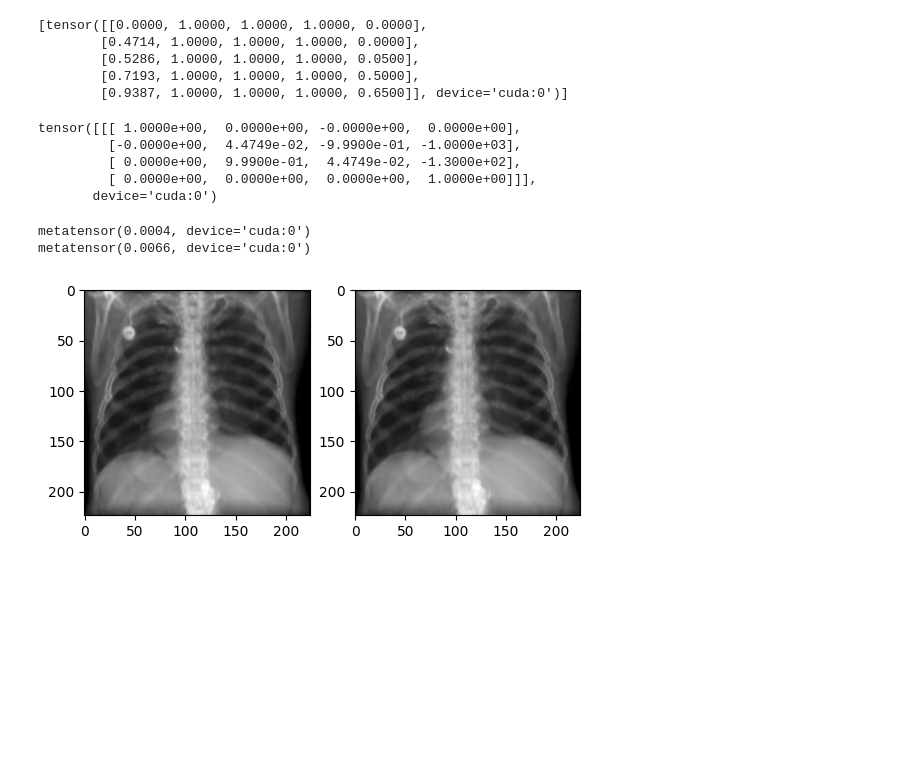
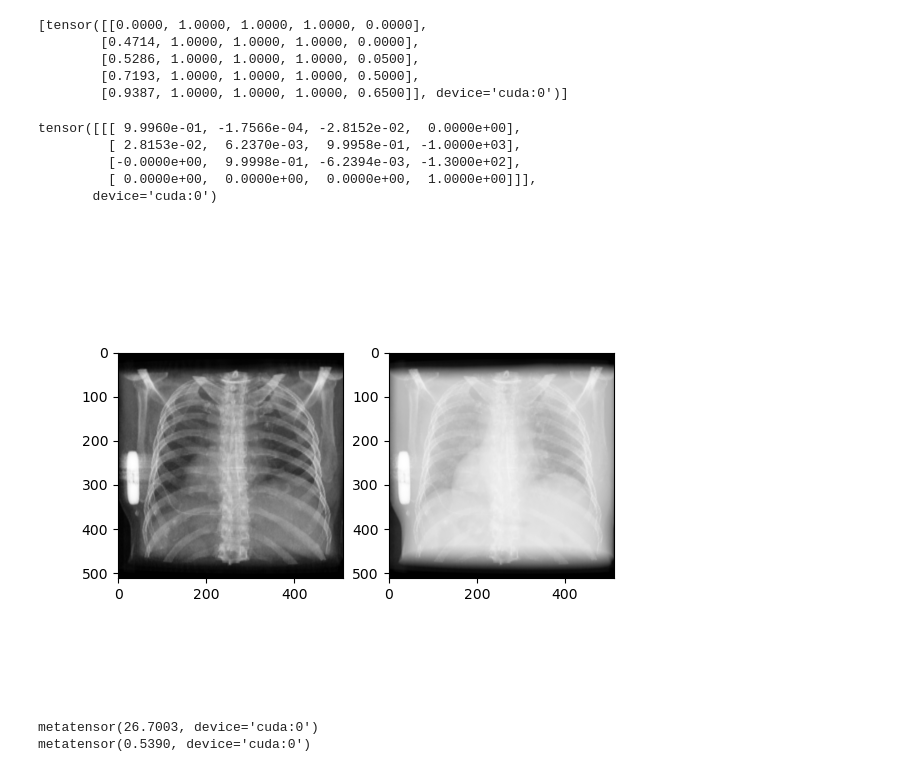
Before and after one commit to pcarnah/torchvtk, a Jupyter notebook: torchvtk.ipynb, the cells around one changed output. Cells and saved outputs as stored; diff of their text form; code cells hidden in the pictures; blank space fills up the shorter version.

```diff
--- a/torchvtk.ipynb
+++ b/torchvtk.ipynb
@@ -182,7 +186,7 @@ m = R.raycast.get_vtk_view_mat((0., -1000, -130.),
                                 center[:3],
                                 (0.0, 0.0, 1.), device='cuda').unsqueeze(0)
 print(m)
-rend = R.VolumeRaycaster(ray_samples=256, use_beer_lambert=True).cuda()
+rend = R.VolumeRaycaster(ray_samples=256, resolution=512, use_beer_lambert=True).cuda()
 rend_vtk = R.VolumeRaycaster(ray_samples=256, use_beer_lambert=False).cuda()
 
 
@@ -191,9 +195,9 @@ v[3,:] = torchpwl.calibrate1d(vol.ravel().unsqueeze(0).T.cuda(), tf[0][:,0].unsq
 v = v.reshape(1,4,*vol.size()[2:])
 # v = interp1d(tf[0][:,0].unsqueeze(0), tf[0][:,1:].T, vol.ravel().expand(4,-1).cuda()).reshape(1,4,*vol.size()[2:])
 # %% [output]
-tensor([[[ 1.0000e+00,  0.0000e+00, -0.0000e+00,  0.0000e+00],
-         [-0.0000e+00,  4.4749e-02, -9.9900e-01, -1.0000e+03],
-         [ 0.0000e+00,  9.9900e-01,  4.4749e-02, -1.3000e+02],
+tensor([[[ 9.9960e-01, -1.7566e-04, -2.8152e-02,  0.0000e+00],
+         [ 2.8153e-02,  6.2370e-03,  9.9958e-01, -1.0000e+03],
+         [-0.0000e+00,  9.9998e-01, -6.2394e-03, -1.3000e+02],
          [ 0.0000e+00,  0.0000e+00,  0.0000e+00,  1.0000e+00]]],
        device='cuda:0')
 # %%
@@ -214,25 +218,37 @@ yp = tf[0][:,-1]
 # %%
 a = piecewise_linear(vol.cuda(), xp, yp)
 v = torch.cat([torch.ones_like(a), a], dim=1)
 out2 = rend(a, view_mat=m.cuda(), ras2ijk=ras2ijk)
 
 xp3 = torch.linspace(0,1,64).cuda()
 yp3 = piecewise_linear(xp3, xp, yp)
 a = piecewise_linear(vol.cuda(), xp3, yp3)
 v = torch.cat([torch.ones_like(a), a], dim=1)
-out3 = rend(a, view_mat=m.cuda(), ras2ijk=ras2ijk)
+
+hu = vol.cuda() * (3024 - (-3024)) + (-3024)
+
+# mu = torch.clamp(0.01 * (1.0 + hu / 1000.0), min=0.0)
+mu = torch.where(
+        hu > 700,
+        0.2 * (1.0 + hu / 1000.0),
+        0.08 * (1.0 + hu / 1000.0)   # Keep original for soft tissue
+    )
+mu = torch.clamp(mu, min=0.0)
+
+out3 = rend(mu, view_mat=m.cuda(), ras2ijk=ras2ijk)
 
 fig, ax = plt.subplots(1,2)
 # ax[0].imshow(out[0].permute([1,2,0]).cpu().detach().numpy(), cmap='grey')
 ax[0].imshow(out2[0].permute([1,2,0]).cpu().detach().numpy(), cmap='grey')
 ax[1].imshow(out3[0].permute([1,2,0]).cpu().detach().numpy(), cmap='grey')
+plt.show()
 
 print(torch.nn.functional.mse_loss(out2, out3) * 255)
 print(torch.abs(out3 - out2).max())
 # %% [output]
+[figure, new version]
-metatensor(0.0004, device='cuda:0')
-metatensor(0.0066, device='cuda:0')
+metatensor(26.7003, device='cuda:0')
+metatensor(0.5390, device='cuda:0')
-[figure, old version]
 # %%
 a = piecewise_linear(vol.cuda(), xp, yp)
 v = torch.cat([torch.ones_like(a), a], dim=1)
```
Also changed, not shown: parts of 22 cells of this notebook, 3 other files.
